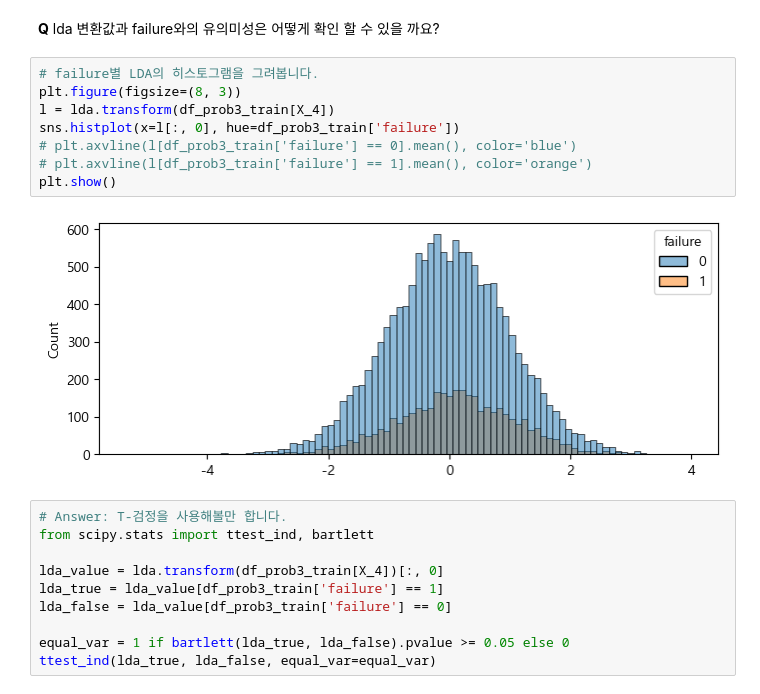
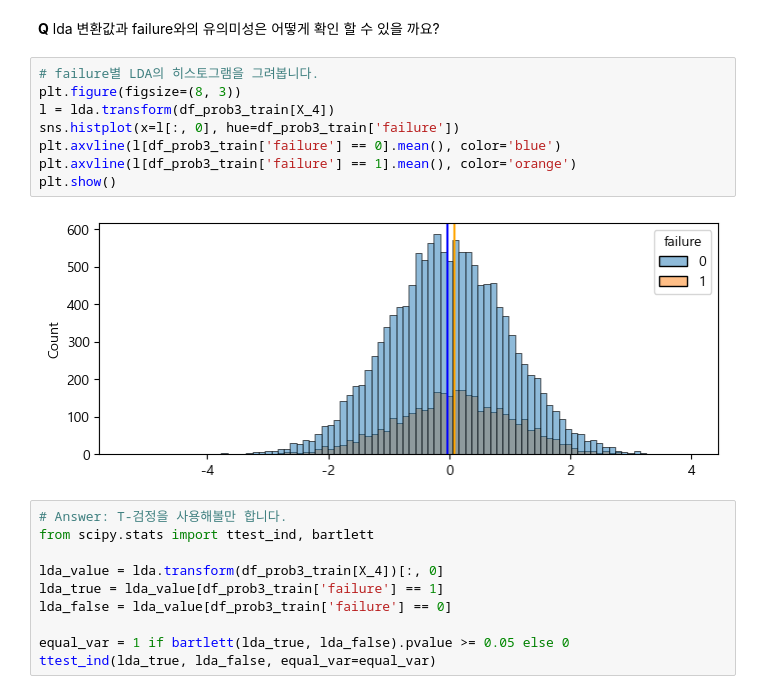
Before and after one commit to sunkusun9/DS_lv3_2509_1, a Jupyter notebook: sec_ds_lv3_prob1_prob.ipynb, the cells around one changed output. Saved outputs shown, nothing was run; the diff lists cells and outputs as text.

```diff
--- a/sec_ds_lv3_prob1_prob.ipynb
+++ b/sec_ds_lv3_prob1_prob.ipynb
@@ -1515,13 +1532,13 @@ A, result_4_1
 # %%
 # failure별 LDA의 히스토그램을 그려봅니다.
 plt.figure(figsize=(8, 3))
 l = lda.transform(df_prob3_train[X_4])
 sns.histplot(x=l[:, 0], hue=df_prob3_train['failure'])
-# plt.axvline(l[df_prob3_train['failure'] == 0].mean(), color='blue')
-# plt.axvline(l[df_prob3_train['failure'] == 1].mean(), color='orange')
+plt.axvline(l[df_prob3_train['failure'] == 0].mean(), color='blue')
+plt.axvline(l[df_prob3_train['failure'] == 1].mean(), color='orange')
 plt.show()
 # %% [output]
-[figure, old version]
+[figure, new version]
 # %%
 # Answer: T-검정을 사용해볼만 합니다.
 from scipy.stats import ttest_ind, bartlett
```
Also changed, not shown: parts of 29 cells of this notebook.
